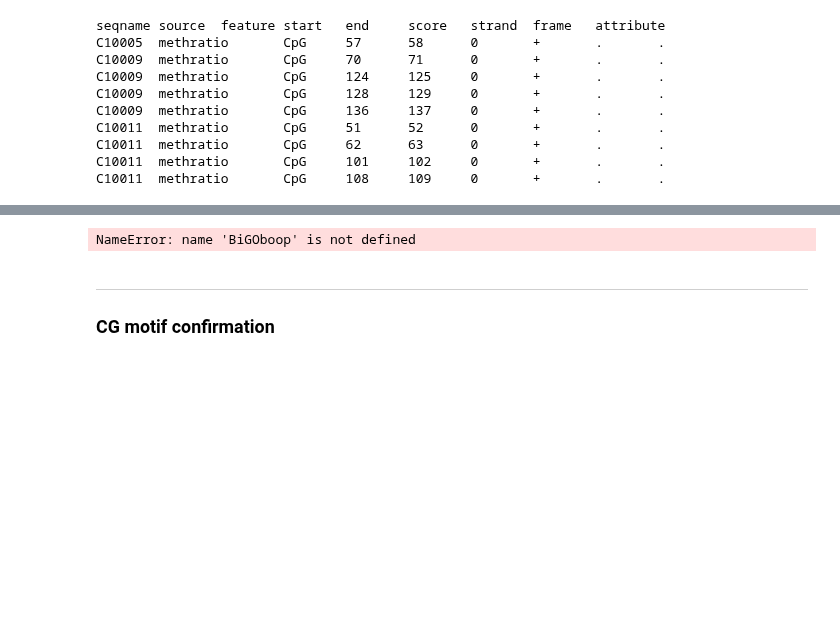
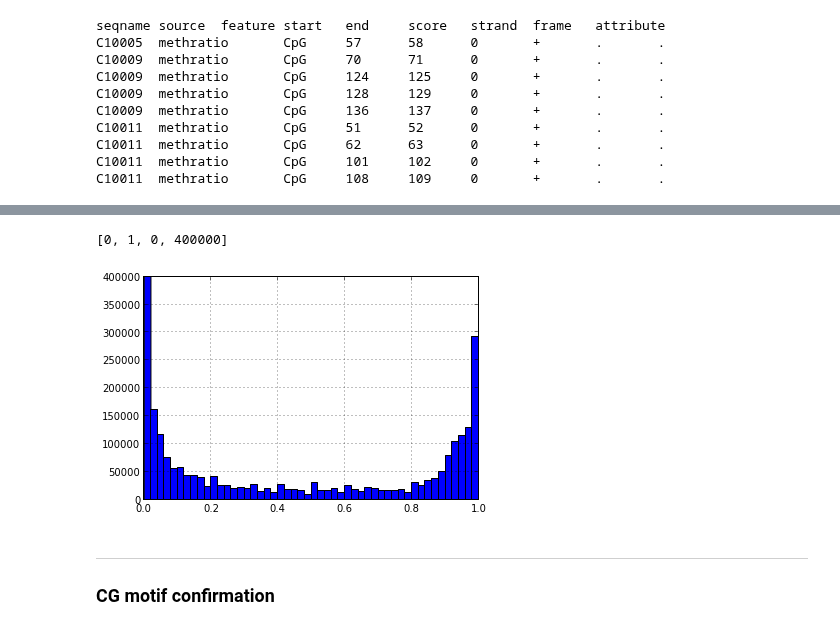
Before and after one commit to sr320/ipython_nb, a Jupyter notebook: BiGo_methratio.ipynb, the cells around one changed output, grey strips where cells are left out. Cells and saved outputs as stored; diff of their text form; code cells hidden in the pictures; blank space fills up the shorter version.

Commit message:
BiGo - histogram based on features

```diff
--- a/BiGo_methratio.ipynb
+++ b/BiGo_methratio.ipynb
@@ -75,9 +79,10 @@ BiGOboop = read_csv("http://eagle.fish.washington.edu/cnidarian/BiGo_methratio_G
 # %%
 BiGOboop['score'].hist(bins=50);
 #Axis limits are changed using the axis([xmin, xmax, ymin, ymax]) function.
-#plt.axis([0, 1, 0, 400000])
+plt.axis([0, 1, 0, 400000])
 # %% [output]
-NameError: name 'BiGOboop' is not defined
+[0, 1, 0, 400000]
+[figure, added]
 # %% [markdown]
 ---
 ### CG motif confirmation
```
Also changed, not shown: parts of 44 cells of this notebook.
